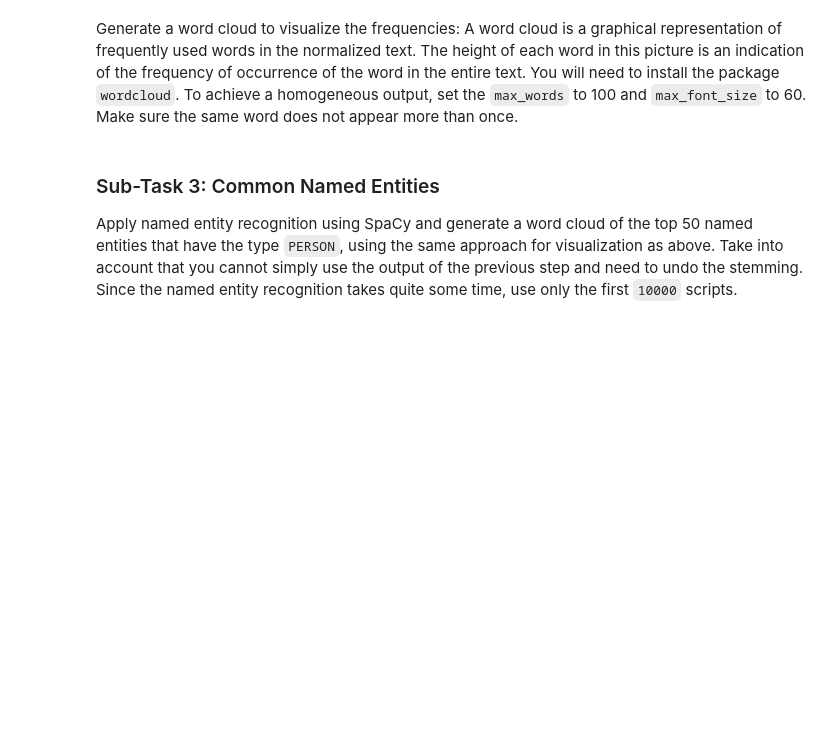
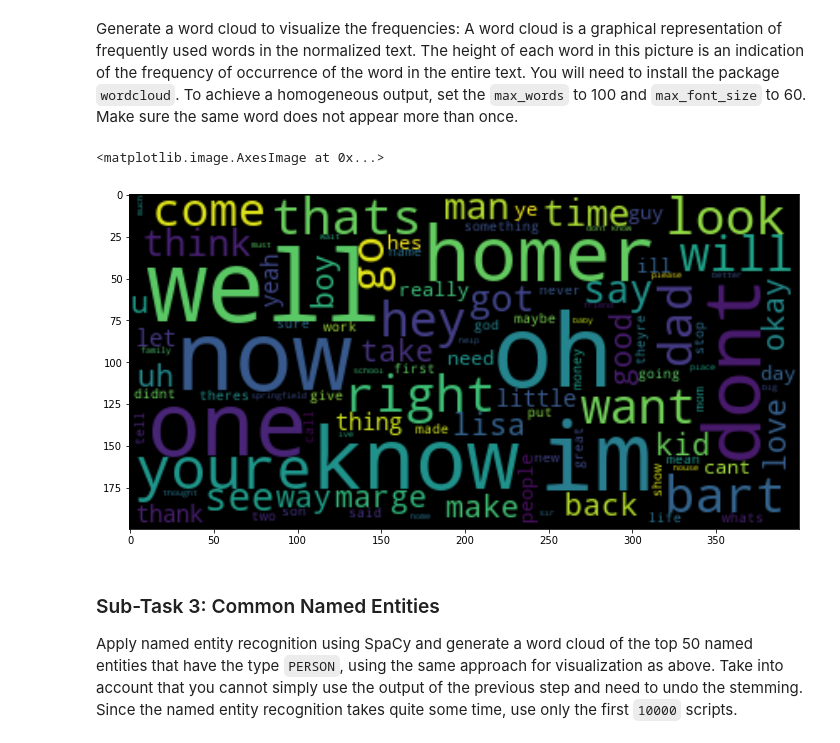
Before and after one commit to gitdxj/Text-Mining, a Jupyter notebook: ITA_assignment_2.ipynb, the cells around one changed output. Drawn from its saved outputs; the diff is of its cells as text; code cells hidden in the pictures; blank space fills up the shorter version.

```diff
--- a/ITA_assignment_2.ipynb
+++ b/ITA_assignment_2.ipynb
@@ -201,3 +174,3 @@ docs = [nlp(content) for content in df_script["spoken_words"]]
 # %%
-# tokenize and remove stop words and single characters
-tokens_lists = [[token.text for token in doc if token.text not in stopwords and len(token.text)>1] for doc in docs]  # list of token list
+# 1.tokenize, 2.remove stop words and single characters, 3.stem
+df_script['stemmed_text'] = df_script['spoken_words'].apply(lambda row: [stemmer.stem(token.text) for token in nlp(row) if token.text not in stopwords and len(token.text)>1])
@@ -240,14 +199,20 @@ Make sure the same word does not appear more than once.
 from wordcloud import WordCloud
 # %%
 wordcloud = WordCloud(
-    max_words=1000,
+    max_words=100,
     max_font_size=60,
 
 )
 
+df_script['normalized_text'] = df_script['normalized_text'].apply(lambda x: str(x))
+wordcloud.generate(" ".join(df_script['normalized_text'].tolist()))
+
 fig = plt.figure(1, figsize=(12, 12))
-plt.axes("off")
+# plt.axes("off")
 plt.imshow(wordcloud, interpolation="bilinear")
+# %% [output]
+<matplotlib.image.AxesImage at 0x...>
+[figure, added]
 # %% [markdown]
 ### Sub-Task 3: Common Named Entities
 Apply named entity recognition using SpaCy and generate a word cloud of the top 50
```
Also changed, not shown: parts of 35 cells of this notebook.
